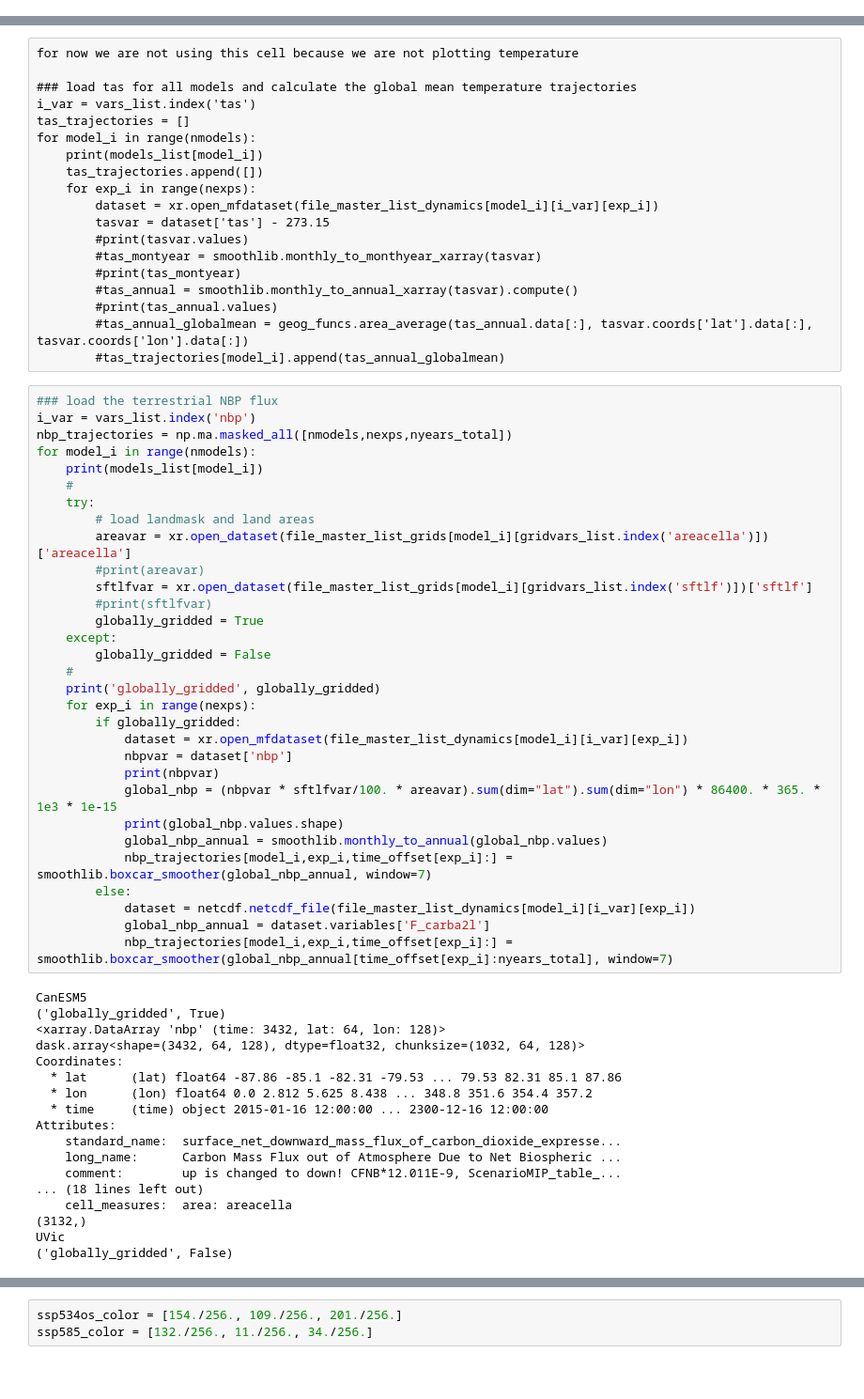
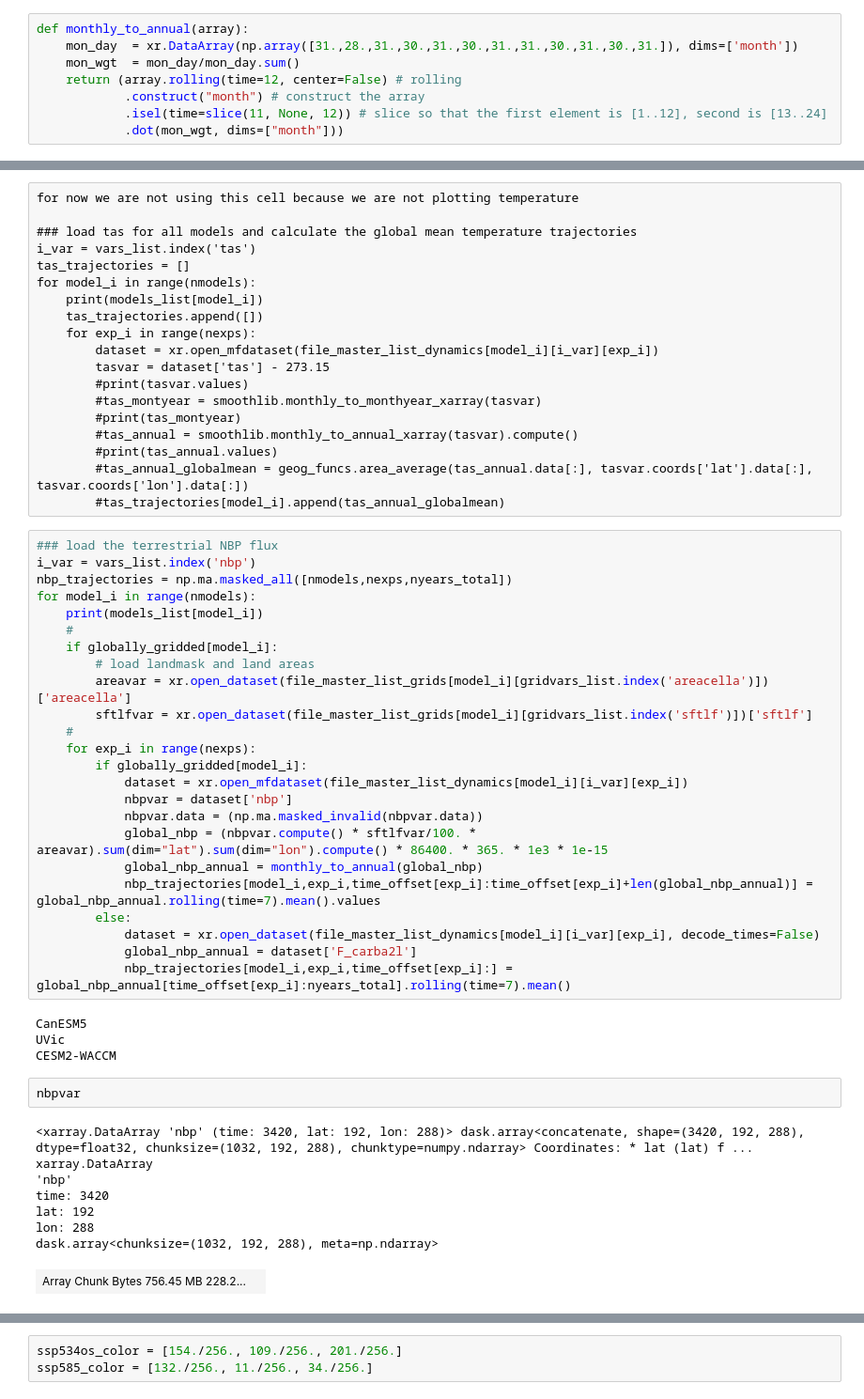
Before and after one commit to ckoven/longterm_carboncycle_three_ssps, a Jupyter notebook: longterm_carboncycle.ipynb, the cells around one changed output, grey strips where cells are left out. Shown at 94% size. Cells and saved outputs as stored; diff of their text form; blank space fills up the shorter version.

```diff
--- a/longterm_carboncycle.ipynb
+++ b/longterm_carboncycle.ipynb
@@ -13,3 +6,11 @@ from scipy.io import netcdf
 import matplotlib.pyplot as plt
+# %%
+def monthly_to_annual(array):
+    mon_day  = xr.DataArray(np.array([31.,28.,31.,30.,31.,30.,31.,31.,30.,31.,30.,31.]), dims=['month'])
+    mon_wgt  = mon_day/mon_day.sum()
+    return (array.rolling(time=12, center=False) # rolling
+            .construct("month") # construct the array
+            .isel(time=slice(11, None, 12)) # slice so that the first element is [1..12], second is [13..24]
+            .dot(mon_wgt, dims=["month"]))
 # %%
 exps_list = ('ssp585','ssp534-over')
@@ -123,45 +187,35 @@ nbp_trajectories = np.ma.masked_all([nmodels,nexps,nyears_total])
 for model_i in range(nmodels):
     print(models_list[model_i])
     #
-    try:
+    if globally_gridded[model_i]:
         # load landmask and land areas
         areavar = xr.open_dataset(file_master_list_grids[model_i][gridvars_list.index('areacella')])['areacella']
-        #print(areavar)
         sftlfvar = xr.open_dataset(file_master_list_grids[model_i][gridvars_list.index('sftlf')])['sftlf']
-        #print(sftlfvar)
-        globally_gridded = True
-    except:
-        globally_gridded = False
     #
-    print('globally_gridded', globally_gridded)
     for exp_i in range(nexps):
-        if globally_gridded:
+        if globally_gridded[model_i]:
             dataset = xr.open_mfdataset(file_master_list_dynamics[model_i][i_var][exp_i])
             nbpvar = dataset['nbp']
-            print(nbpvar)
-            global_nbp = (nbpvar * sftlfvar/100. * areavar).sum(dim="lat").sum(dim="lon") * 86400. * 365. * 1e3 * 1e-15
-            print(global_nbp.values.shape)
-            global_nbp_annual = smoothlib.monthly_to_annual(global_nbp.values)
-            nbp_trajectories[model_i,exp_i,time_offset[exp_i]:] = smoothlib.boxcar_smoother(global_nbp_annual, window=7)
+            nbpvar.data = (np.ma.masked_invalid(nbpvar.data))
+            global_nbp = (nbpvar.compute() * sftlfvar/100. * areavar).sum(dim="lat").sum(dim="lon").compute() * 86400. * 365. * 1e3 * 1e-15
+            global_nbp_annual = monthly_to_annual(global_nbp)
+            nbp_trajectories[model_i,exp_i,time_offset[exp_i]:time_offset[exp_i]+len(global_nbp_annual)] = global_nbp_annual.rolling(time=7).mean().values
         else:
-            dataset = netcdf.netcdf_file(file_master_list_dynamics[model_i][i_var][exp_i])
-            global_nbp_annual = dataset.variables['F_carba2l']
-            nbp_trajectories[model_i,exp_i,time_offset[exp_i]:] = smoothlib.boxcar_smoother(global_nbp_annual[time_offset[exp_i]:nyears_total], window=7)
+            dataset = xr.open_dataset(file_master_list_dynamics[model_i][i_var][exp_i], decode_times=False)
+            global_nbp_annual = dataset['F_carba2l']
+            nbp_trajectories[model_i,exp_i,time_offset[exp_i]:] = global_nbp_annual[time_offset[exp_i]:nyears_total].rolling(time=7).mean()
 # %% [output]
 CanESM5
-('globally_gridded', True)
-<xarray.DataArray 'nbp' (time: 3432, lat: 64, lon: 128)>
-dask.array<shape=(3432, 64, 128), dtype=float32, chunksize=(1032, 64, 128)>
-Coordinates:
-  * lat      (lat) float64 -87.86 -85.1 -82.31 -79.53 ... 79.53 82.31 85.1 87.86
-  * lon      (lon) float64 0.0 2.812 5.625 8.438 ... 348.8 351.6 354.4 357.2
-  * time     (time) object 2015-01-16 12:00:00 ... 2300-12-16 12:00:00
-Attributes:
-    standard_name:  surface_net_downward_mass_flux_of_carbon_dioxide_expresse...
-    long_name:      Carbon Mass Flux out of Atmosphere Due to Net Biospheric ...
-    comment:        up is changed to down! CFNB*12.011E-9, ScenarioMIP_table_...
-... (18 lines left out)
-    cell_measures:  area: areacella
-(3132,)
 UVic
-('globally_gridded', False)
+CESM2-WACCM
+# %%
+nbpvar
+# %% [output]
+<xarray.DataArray 'nbp' (time: 3420, lat: 192, lon: 288)> dask.array<concatenate, shape=(3420, 192, 288), dtype=float32, chunksize=(1032, 192, 288), chunktype=numpy.ndarray> Coordinates: * lat (lat) f ...
+xarray.DataArray
+'nbp'
+time: 3420
+lat: 192
+lon: 288
+dask.array<chunksize=(1032, 192, 288), meta=np.ndarray>
+| Array Chunk Bytes 756.45 MB 228.2... |  |
```
Also changed, not shown: parts of 14 cells of this notebook.
